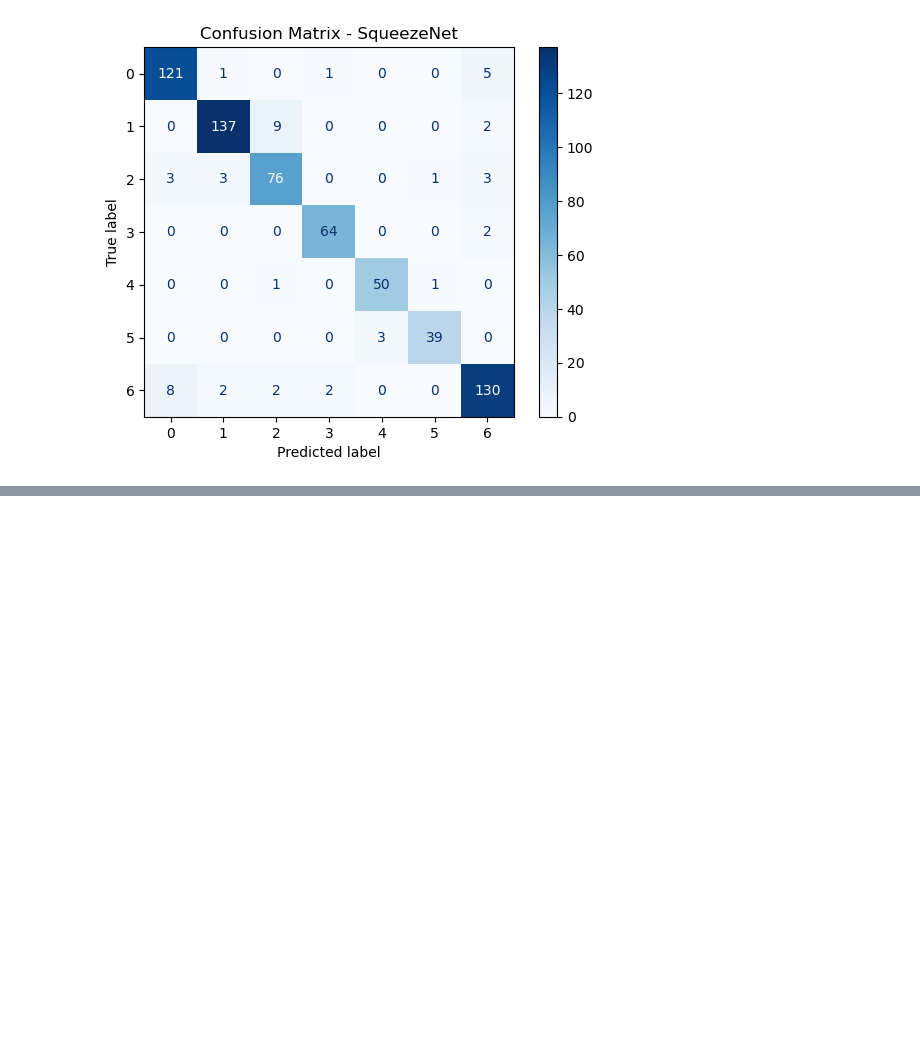
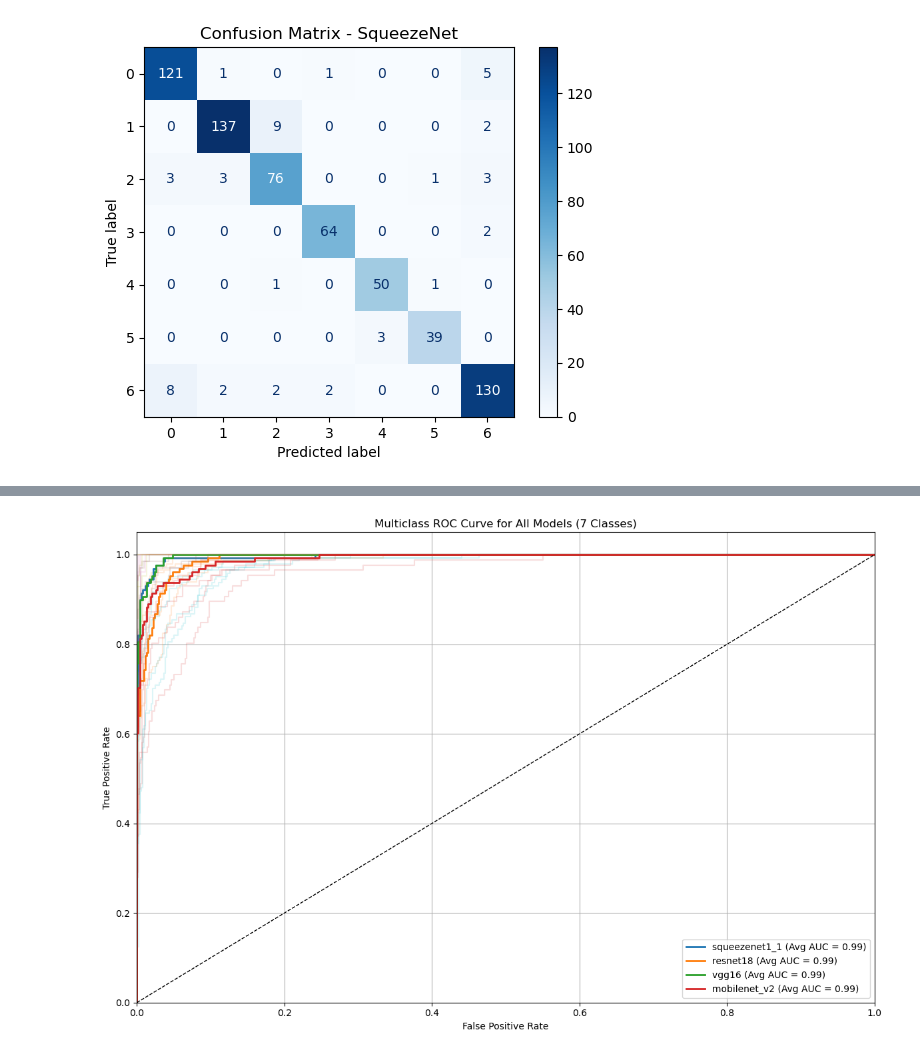
Before and after one commit to SpoorthiKalakuntla/GazelleforCervicalCancerwithComparisions, a Jupyter notebook: gazelle3.ipynb, the cells around one changed output, grey strips where cells are left out. Cells and saved outputs as stored; diff of their text form; code cells hidden in the pictures; blank space fills up the shorter version.

```diff
--- a/gazelle3.ipynb
+++ b/gazelle3.ipynb
@@ -585,0 +662,74 @@ plt.show()
+# %%
+import torch
+import numpy as np
+import matplotlib.pyplot as plt
+from sklearn.preprocessing import label_binarize
+from sklearn.metrics import roc_curve, auc
+
+# Set device
+device = torch.device("cuda" if torch.cuda.is_available() else "cpu")
+
+# Number of classes
+n_classes = 7
+class_range = list(range(n_classes))
+
+# Prepare ROC curve colors
+colors = plt.cm.get_cmap('tab10', n_classes)
+
+# Plot setup
+plt.figure(figsize=(12, 8))
+
+# Loop through each model
+for model_name, model in models_dict.items():
+    model.to(device)
+    model.eval()
+
+    all_labels = []
+    all_probs = []
+
+    with torch.no_grad():
+        for images, labels in val_loader:
+            images, labels = images.to(device), labels.to(device)
+            outputs = model(images)
+            probs = torch.softmax(outputs, dim=1)
+            all_probs.append(probs.cpu().numpy())
+            all_labels.append(labels.cpu().numpy())
+
+    # Stack results
+    all_probs = np.vstack(all_probs)
+    all_labels = np.hstack(all_labels)
+
+    # Binarize labels for ROC computation
+    binary_labels = label_binarize(all_labels, classes=class_range)
+
+    # Compute macro-average ROC AUC (optional)
+    fpr = dict()
+    tpr = dict()
+    roc_auc = dict()
+
+    for i in range(n_classes):
+        fpr[i], tpr[i], _ = roc_curve(binary_labels[:, i], all_probs[:, i])
+        roc_auc[i] = auc(fpr[i], tpr[i])
+
+    # Compute average AUC
+    avg_auc = np.mean(list(roc_auc.values()))
+
+    # Plot ROC for this model (macro-average, you can also plot individual classes)
+    for i in range(n_classes):
+        plt.plot(fpr[i], tpr[i], alpha=0.15, color=colors(i))
+
+    plt.plot(fpr[0], tpr[0], lw=2, label=f'{model_name} (Avg AUC = {avg_auc:.2f})')
+
+# Final ROC formatting
+plt.plot([0, 1], [0, 1], 'k--', lw=1)
+plt.xlim([0.0, 1.0])
+plt.ylim([0.0, 1.05])
+plt.xlabel('False Positive Rate')
+plt.ylabel('True Positive Rate')
+plt.title('Multiclass ROC Curve for All Models (7 Classes)')
+plt.legend(loc='lower right')
+plt.grid(True)
+plt.tight_layout()
+plt.show()
+# %% [output]
+[figure, added]
```
Also changed, not shown: parts of 5 cells of this notebook.
